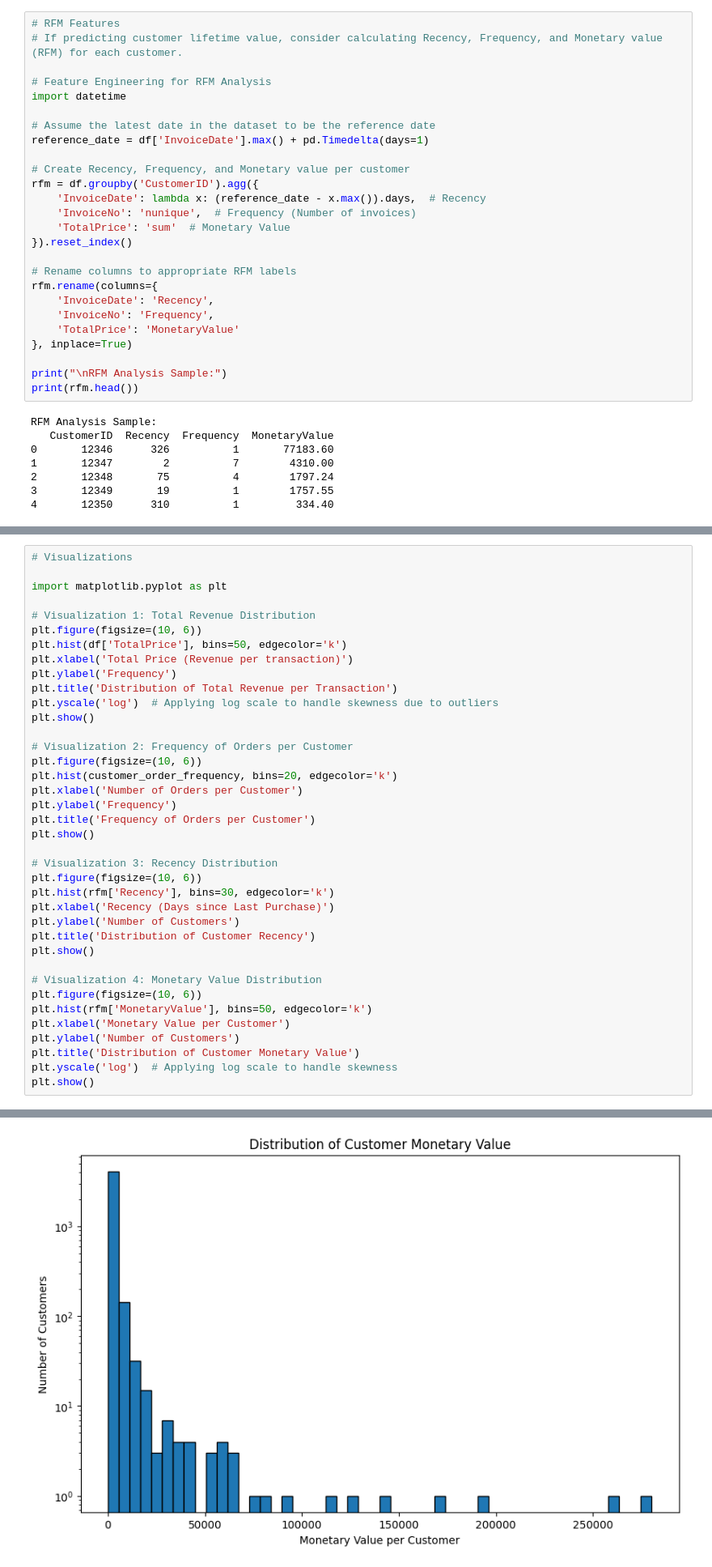
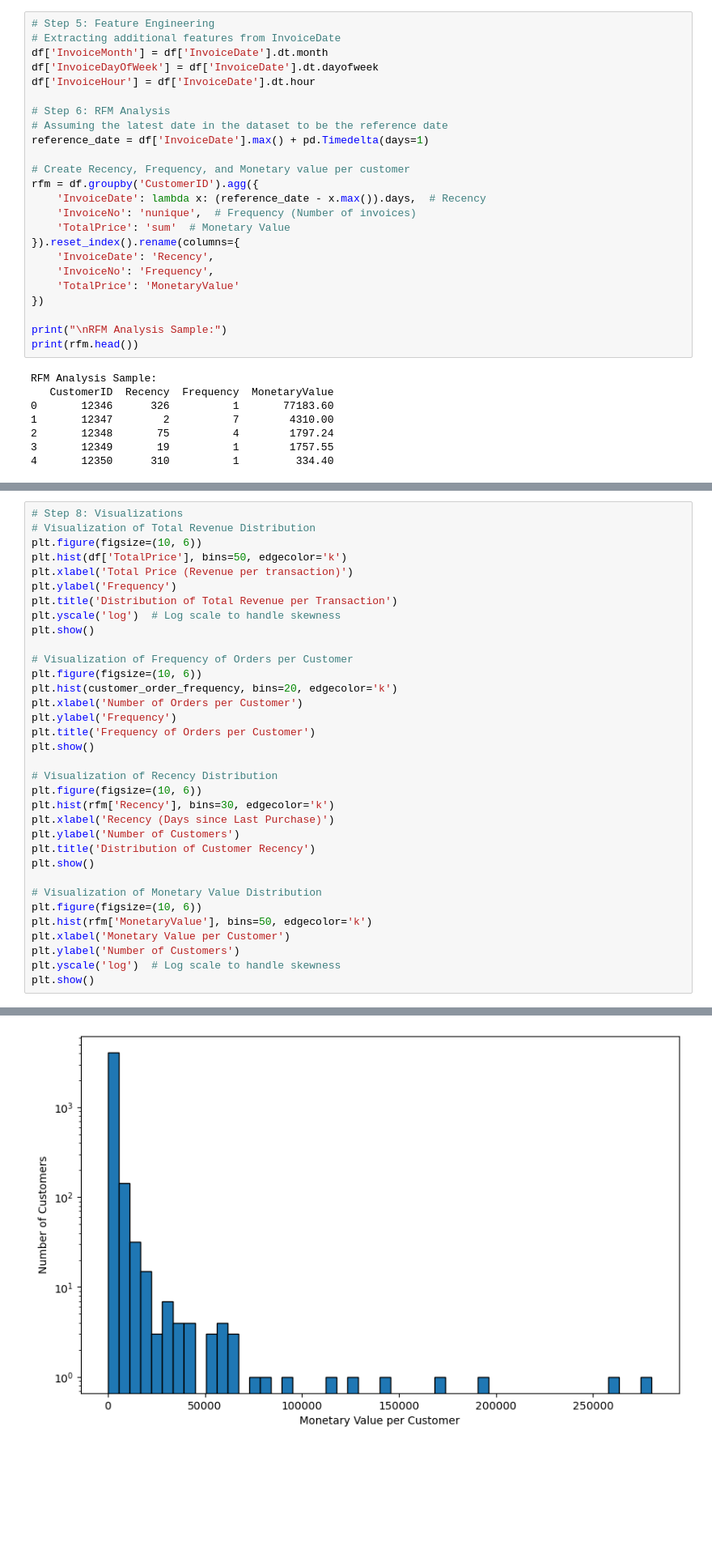
Before and after one commit to MiltonGreat/Customer-Lifetime-Value, a Jupyter notebook: Customer Lifetime Value .ipynb, the cells around one changed output, grey strips where cells are left out. Shown at 81% size. Drawn from its saved outputs; the diff is of its cells as text; blank space fills up the shorter version.

```diff
--- a/Customer Lifetime Value .ipynb
+++ b/Customer Lifetime Value .ipynb
@@ -131,11 +121,12 @@ df['InvoiceHour'] = df['InvoiceDate'].dt.hour
 # %%
-# RFM Features
-# If predicting customer lifetime value, consider calculating Recency, Frequency, and Monetary value (RFM) for each customer.
+# Step 5: Feature Engineering
+# Extracting additional features from InvoiceDate
+df['InvoiceMonth'] = df['InvoiceDate'].dt.month
+df['InvoiceDayOfWeek'] = df['InvoiceDate'].dt.dayofweek
+df['InvoiceHour'] = df['InvoiceDate'].dt.hour
 
-# Feature Engineering for RFM Analysis
-import datetime
-
-# Assume the latest date in the dataset to be the reference date
+# Step 6: RFM Analysis
+# Assuming the latest date in the dataset to be the reference date
 reference_date = df['InvoiceDate'].max() + pd.Timedelta(days=1)
 
 # Create Recency, Frequency, and Monetary value per customer
@@ -143,14 +134,11 @@ rfm = df.groupby('CustomerID').agg({
     'InvoiceDate': lambda x: (reference_date - x.max()).days,  # Recency
     'InvoiceNo': 'nunique',  # Frequency (Number of invoices)
     'TotalPrice': 'sum'  # Monetary Value
-}).reset_index()
-
-# Rename columns to appropriate RFM labels
-rfm.rename(columns={
+}).reset_index().rename(columns={
     'InvoiceDate': 'Recency',
     'InvoiceNo': 'Frequency',
     'TotalPrice': 'MonetaryValue'
-}, inplace=True)
+})
 
 print("\nRFM Analysis Sample:")
 print(rfm.head())
@@ -195,46 +174,42 @@ Average Order Value: 479.56016047917126
 Number of Unique Customers: 4338
 Average Order Frequency per Customer: 4.272014753342554
 # %%
-# Visualizations
-
-import matplotlib.pyplot as plt
-
-# Visualization 1: Total Revenue Distribution
+# Step 8: Visualizations
+# Visualization of Total Revenue Distribution
 plt.figure(figsize=(10, 6))
 plt.hist(df['TotalPrice'], bins=50, edgecolor='k')
 plt.xlabel('Total Price (Revenue per transaction)')
 plt.ylabel('Frequency')
 plt.title('Distribution of Total Revenue per Transaction')
-plt.yscale('log')  # Applying log scale to handle skewness due to outliers
+plt.yscale('log')  # Log scale to handle skewness
 plt.show()
 
-# Visualization 2: Frequency of Orders per Customer
+# Visualization of Frequency of Orders per Customer
 plt.figure(figsize=(10, 6))
 plt.hist(customer_order_frequency, bins=20, edgecolor='k')
 plt.xlabel('Number of Orders per Customer')
 plt.ylabel('Frequency')
 plt.title('Frequency of Orders per Customer')
 plt.show()
 
-# Visualization 3: Recency Distribution
+# Visualization of Recency Distribution
 plt.figure(figsize=(10, 6))
 plt.hist(rfm['Recency'], bins=30, edgecolor='k')
 plt.xlabel('Recency (Days since Last Purchase)')
 plt.ylabel('Number of Customers')
 plt.title('Distribution of Customer Recency')
 plt.show()
 
-# Visualization 4: Monetary Value Distribution
+# Visualization of Monetary Value Distribution
 plt.figure(figsize=(10, 6))
 plt.hist(rfm['MonetaryValue'], bins=50, edgecolor='k')
 plt.xlabel('Monetary Value per Customer')
 plt.ylabel('Number of Customers')
-plt.title('Distribution of Customer Monetary Value')
-plt.yscale('log')  # Applying log scale to handle skewness
+plt.yscale('log')  # Log scale to handle skewness
 plt.show()
 # %% [output]
 [figure]
 [figure]
 [figure]
-[figure, old version]
+[figure, new version]
 # %%
```
Also changed, not shown: parts of 21 cells of this notebook.
